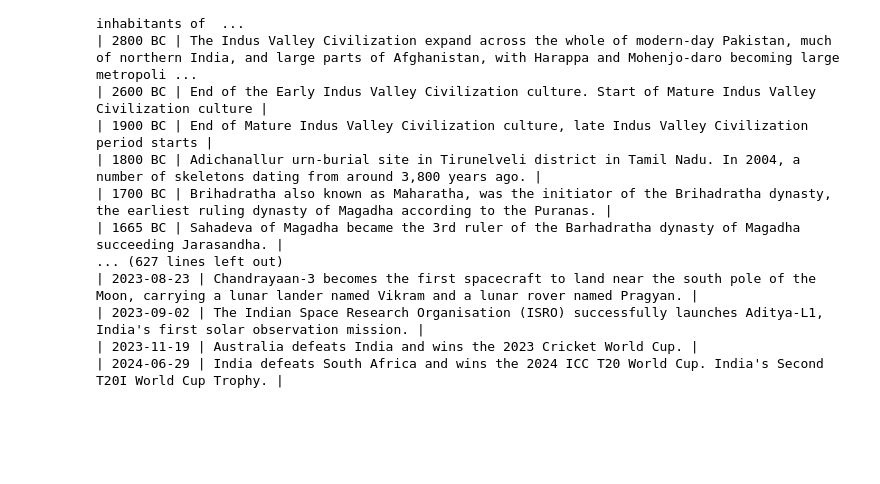
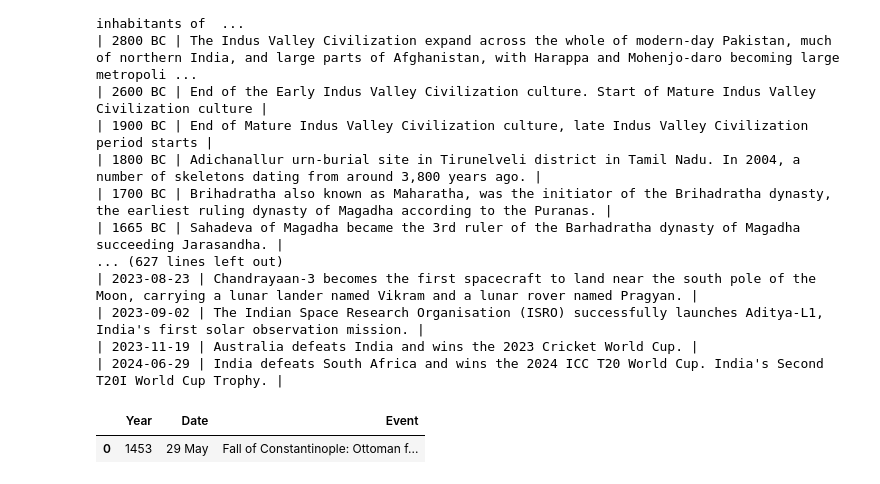
Before and after one commit to domschl/EbookTools, a Jupyter notebook: wiki_exporter_hist.ipynb, the cells around one changed output. Saved outputs shown, nothing was run; the diff lists cells and outputs as text; code cells hidden in the pictures; blank space fills up the shorter version.

```diff
--- a/wiki_exporter_hist.ipynb
+++ b/wiki_exporter_hist.ipynb
@@ -788,3 +796,11 @@ for index in range(0,45):
 | 2023-09-02 | The Indian Space Research Organisation (ISRO) successfully launches Aditya-L1, India's first solar observation mission. |
 | 2023-11-19 | Australia defeats India and wins the 2023 Cricket World Cup. |
 | 2024-06-29 | India defeats South Africa and wins the 2024 ICC T20 World Cup. India's Second T20I World Cup Trophy. |
+# %%
+url = "https://en.wikipedia.org/wiki/Timeline_of_Roman_history"
+tables = pd.read_html(url)
+# %%
+tables[21]
+# %% [output]
+|  | Year | Date | Event |
+| 0 | 1453 | 29 May | Fall of Constantinople: Ottoman f... |
```
Also changed, not shown: parts of 8 cells of this notebook.
